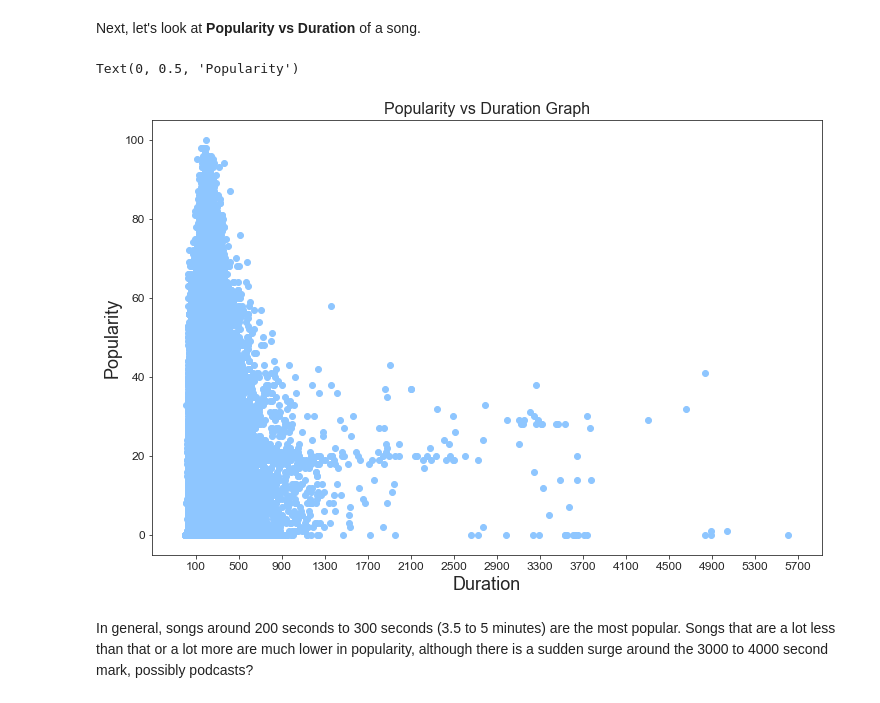
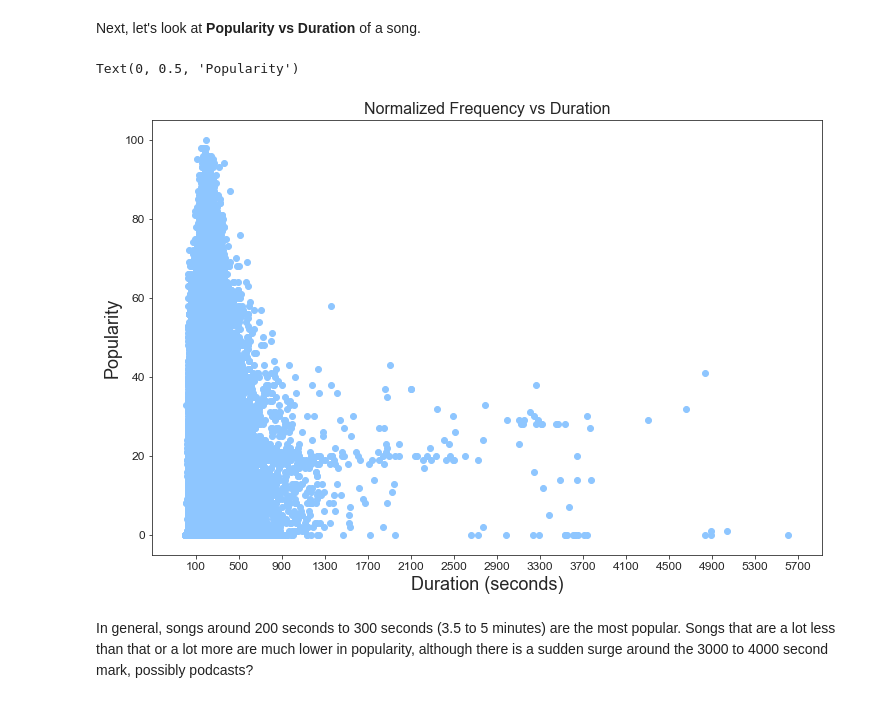
Before and after one commit to RQuery/Spotify-Song-Popularity-Prediction, a Jupyter notebook: Spotify Song Popularity Prediction.ipynb, the cells around one changed output. Saved outputs shown, nothing was run; the diff lists cells and outputs as text; code cells hidden in the pictures.

```diff
--- a/Spotify Song Popularity Prediction.ipynb
+++ b/Spotify Song Popularity Prediction.ipynb
@@ -228,18 +228,18 @@ Next, let's look at **Popularity vs Duration** of a song.
 # %%
 color_palette = sns.color_palette(color_list)
 sns.set_palette(color_palette)
 sns.set_style('ticks')
 fig2 = plt.figure(figsize = (12, 8))
 plt.xticks(np.arange(100, 6000, 400))
 
-plt.title("Popularity vs Duration Graph", fontsize=16)
+plt.title("Normalized Frequency vs Duration", fontsize=16)
 plt.tick_params(axis='both', which='major', labelsize=12)
 plt.scatter(data['duration_seconds'],data['popularity'])
-plt.xlabel('Duration', fontsize=18)
+plt.xlabel('Duration (seconds)', fontsize=18)
 plt.ylabel('Popularity', fontsize=18)
 # %% [output]
 Text(0, 0.5, 'Popularity')
-[figure, old version]
+[figure, new version]
 # %% [markdown]
 In general, songs around 200 seconds to 300 seconds (3.5 to 5 minutes) are the most popular. Songs that are a lot less than that or a lot more are much lower in popularity, although there is a sudden surge around the 3000 to 4000 second mark, possibly podcasts?
 # %% [markdown]
```
Also changed, not shown: parts of 17 cells of this notebook.
